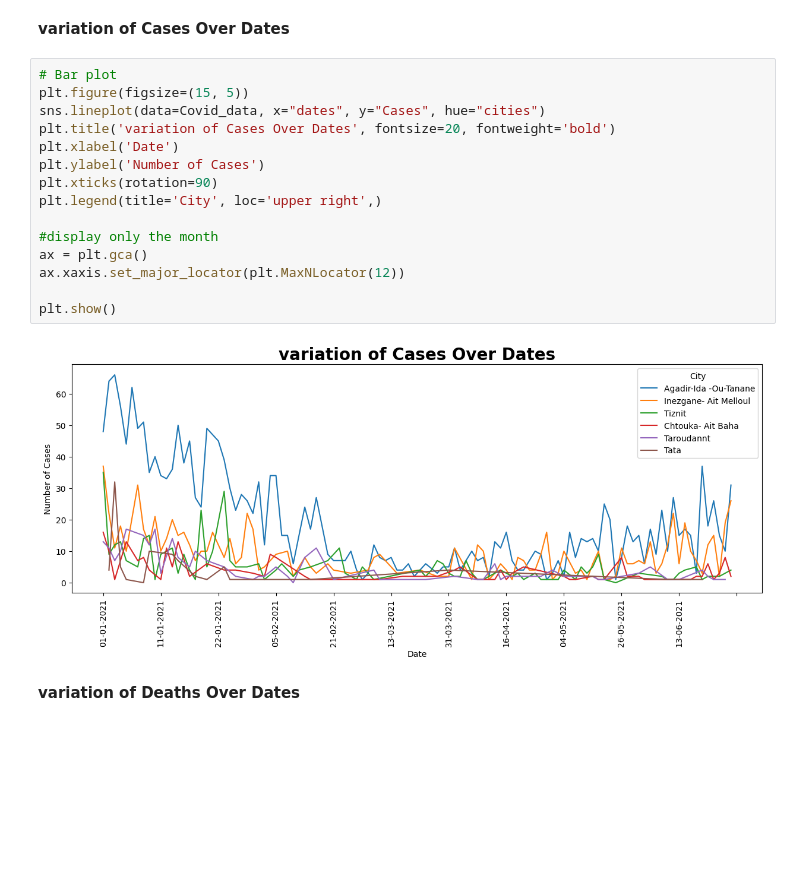
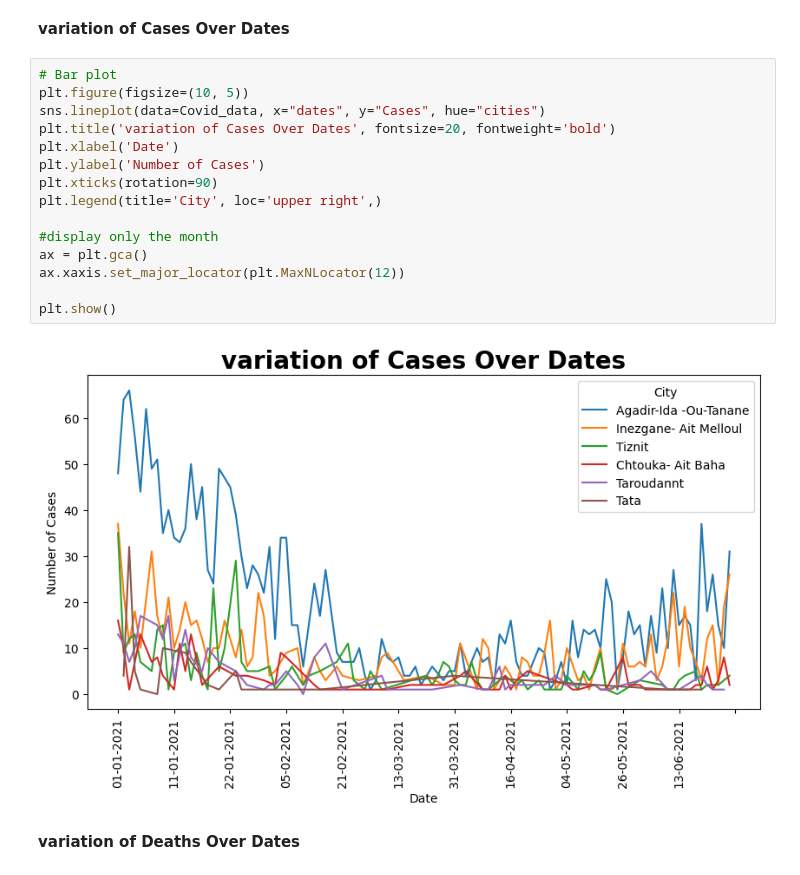
Before and after one commit to oussama95boussaid/Coronavirus_Pandemic_Morocco_project, a Jupyter notebook: Coronavirus_Pandemic_Morocco.ipynb, the cells around one changed output. Drawn from its saved outputs; the diff is of its cells as text; blank space fills up the shorter version.

```diff
--- a/Coronavirus_Pandemic_Morocco.ipynb
+++ b/Coronavirus_Pandemic_Morocco.ipynb
@@ -512,21 +522,21 @@ plt.show()
 **variation of Cases Over Dates**
 # %%
 # Bar plot
-plt.figure(figsize=(15, 5))
+plt.figure(figsize=(10, 5))
 sns.lineplot(data=Covid_data, x="dates", y="Cases", hue="cities")
 plt.title('variation of Cases Over Dates', fontsize=20, fontweight='bold')
 plt.xlabel('Date')
 plt.ylabel('Number of Cases')
 plt.xticks(rotation=90)
 plt.legend(title='City', loc='upper right',)
 
 #display only the month
 ax = plt.gca()
 ax.xaxis.set_major_locator(plt.MaxNLocator(12))
 
 plt.show()
 # %% [output]
-[figure, old version]
+[figure, new version]
 # %% [markdown]
 **variation of Deaths Over Dates**
 # %%
```
Also changed, not shown: parts of 16 cells of this notebook, 1 other file.
